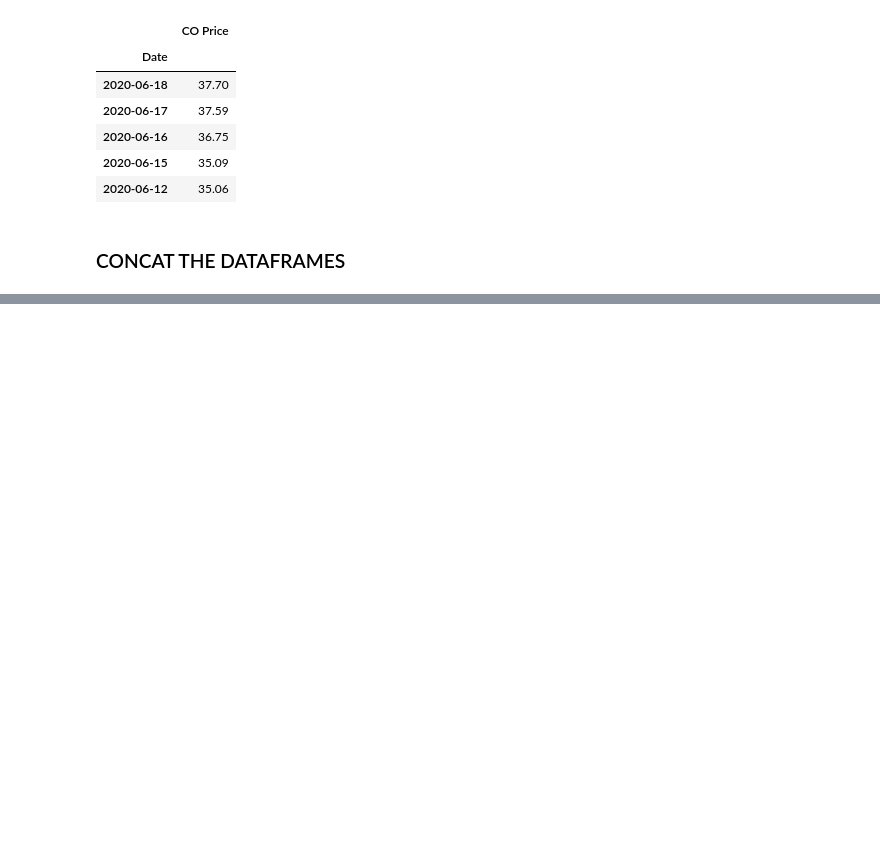
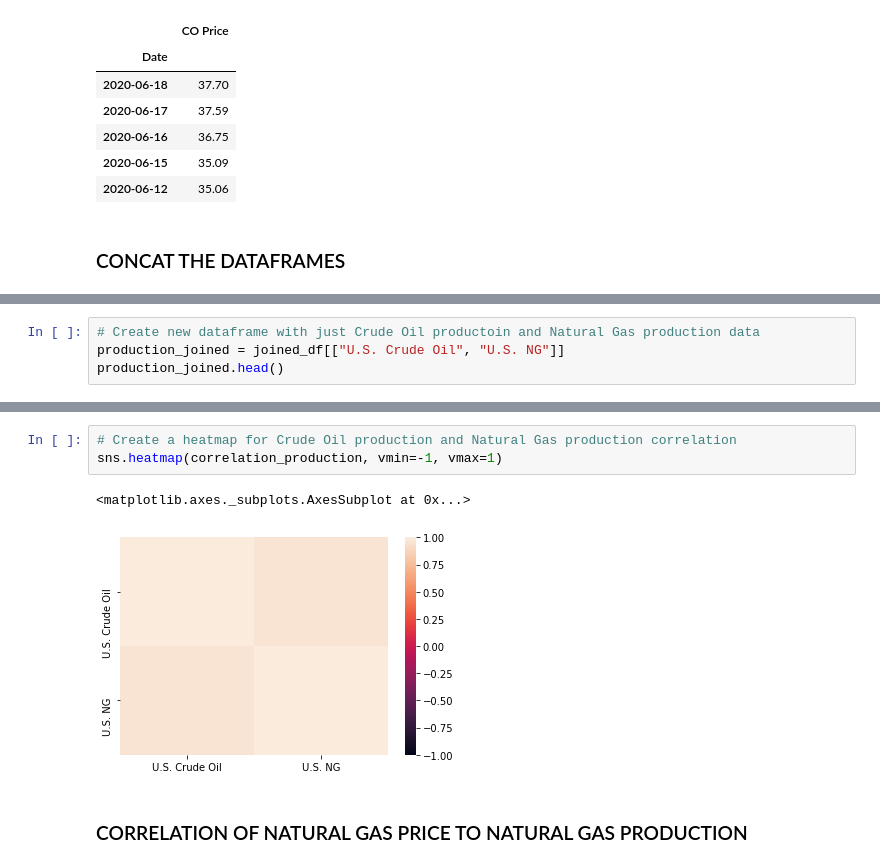
Before and after one commit to KalenAsberry12/project_one, a Jupyter notebook: Data_Jonathan.ipynb, the cells around one changed output, grey strips where cells are left out. Cells and saved outputs as stored; diff of their text form; blank space fills up the shorter version.

```diff
--- a/Data_Jonathan.ipynb
+++ b/Data_Jonathan.ipynb
@@ -179,0 +204,4 @@ joined_df.head()
+# %%
+# Create new dataframe with just Crude Oil productoin and Natural Gas production data
+production_joined = joined_df[["U.S. Crude Oil", "U.S. NG"]]
+production_joined.head()
@@ -179,0 +294,8 @@ joined_df.head()
+# %%
+# Create a heatmap for Crude Oil production and Natural Gas production correlation
+sns.heatmap(correlation_production, vmin=-1, vmax=1)
+# %% [output]
+<matplotlib.axes._subplots.AxesSubplot at 0x...>
+[figure, added]
+# %% [markdown]
+### CORRELATION OF NATURAL GAS PRICE TO NATURAL GAS PRODUCTION
```
Also changed, not shown: parts of 30 cells of this notebook.
